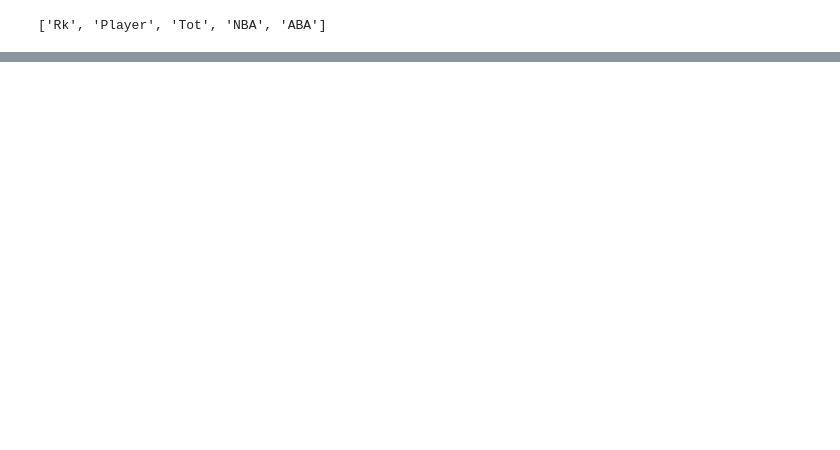
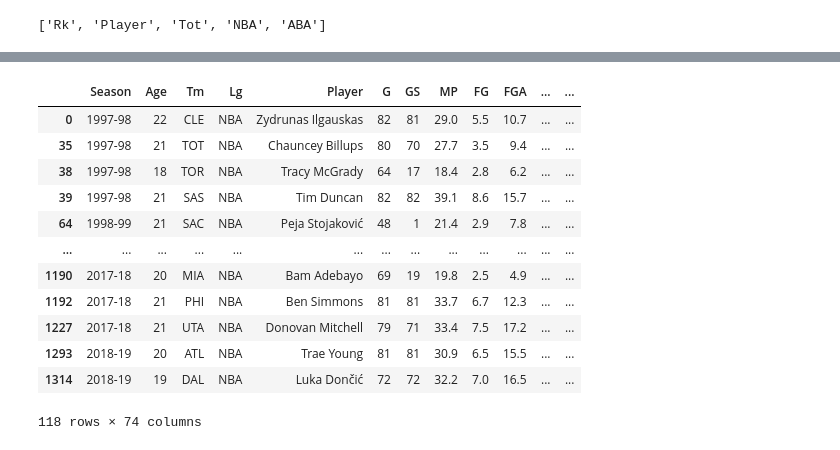
Before and after one commit to coleppert/NBA_AllStar_Prediction_Model, a Jupyter notebook: DataCollection/DataCollection.ipynb, the cells around one changed output, grey strips where cells are left out. Saved outputs shown, nothing was run; the diff lists cells and outputs as text; code cells hidden in the pictures; blank space fills up the shorter version.

```diff
--- a/DataCollection/DataCollection.ipynb
+++ b/DataCollection/DataCollection.ipynb
@@ -59,0 +108,2 @@ stats.loc[stats['Player'] == 'Stephen Curry']
+# %%
+df = df.sort_values(by=['Season']).drop_duplicates(subset ="Player",keep='first').reset_index(drop=True)
@@ -77,6 +158,6 @@ rows = soup.findAll('tr')[1:]
 players = [[td.getText() for td in rows[i].findAll('td')]
             for i in range(len(rows))]
 print(headers)
-all_stars = pd.concat([stats, pd.DataFrame(players, columns = headers)]).reset_index(drop=True)
+all_stars = pd.concat([all_stars, pd.DataFrame(players, columns = headers)]).reset_index(drop=True)
 # %% [output]
 ['Rk', 'Player', 'Tot', 'NBA', 'ABA']
@@ -92,0 +174,22 @@ all_stars.head()
+# %%
+allStarDict = {}
+for player, num in zip(all_stars['Player'], all_stars['Tot']):
+    allStarDict[player] = num
+# %%
+df['all_star'] = df['Player'].apply(lambda x: 1 if x in allStarDict else 0)
+# %%
+df[df['all_star'] == 1]
+# %% [output]
+|  | Season | Age | Tm | Lg | Player | G | GS | MP | FG | FGA | ... | ... |
+| 0 | 1997-98 | 22 | CLE | NBA | Zydrunas Ilgauskas | 82 | 81 | 29.0 | 5.5 | 10.7 | ... | ... |
+| 35 | 1997-98 | 21 | TOT | NBA | Chauncey Billups | 80 | 70 | 27.7 | 3.5 | 9.4 | ... | ... |
+| 38 | 1997-98 | 18 | TOR | NBA | Tracy McGrady | 64 | 17 | 18.4 | 2.8 | 6.2 | ... | ... |
+| 39 | 1997-98 | 21 | SAS | NBA | Tim Duncan | 82 | 82 | 39.1 | 8.6 | 15.7 | ... | ... |
+| 64 | 1998-99 | 21 | SAC | NBA | Peja Stojaković | 48 | 1 | 21.4 | 2.9 | 7.8 | ... | ... |
+| ... | ... | ... | ... | ... | ... | ... | ... | ... | ... | ... | ... | ... |
+| 1190 | 2017-18 | 20 | MIA | NBA | Bam Adebayo | 69 | 19 | 19.8 | 2.5 | 4.9 | ... | ... |
+| 1192 | 2017-18 | 21 | PHI | NBA | Ben Simmons | 81 | 81 | 33.7 | 6.7 | 12.3 | ... | ... |
+| 1227 | 2017-18 | 21 | UTA | NBA | Donovan Mitchell | 79 | 71 | 33.4 | 7.5 | 17.2 | ... | ... |
+| 1293 | 2018-19 | 20 | ATL | NBA | Trae Young | 81 | 81 | 30.9 | 6.5 | 15.5 | ... | ... |
+| 1314 | 2018-19 | 19 | DAL | NBA | Luka Dončić | 72 | 72 | 32.2 | 7.0 | 16.5 | ... | ... |
+118 rows × 74 columns
```
Also changed, not shown: parts of 12 cells of this notebook.
